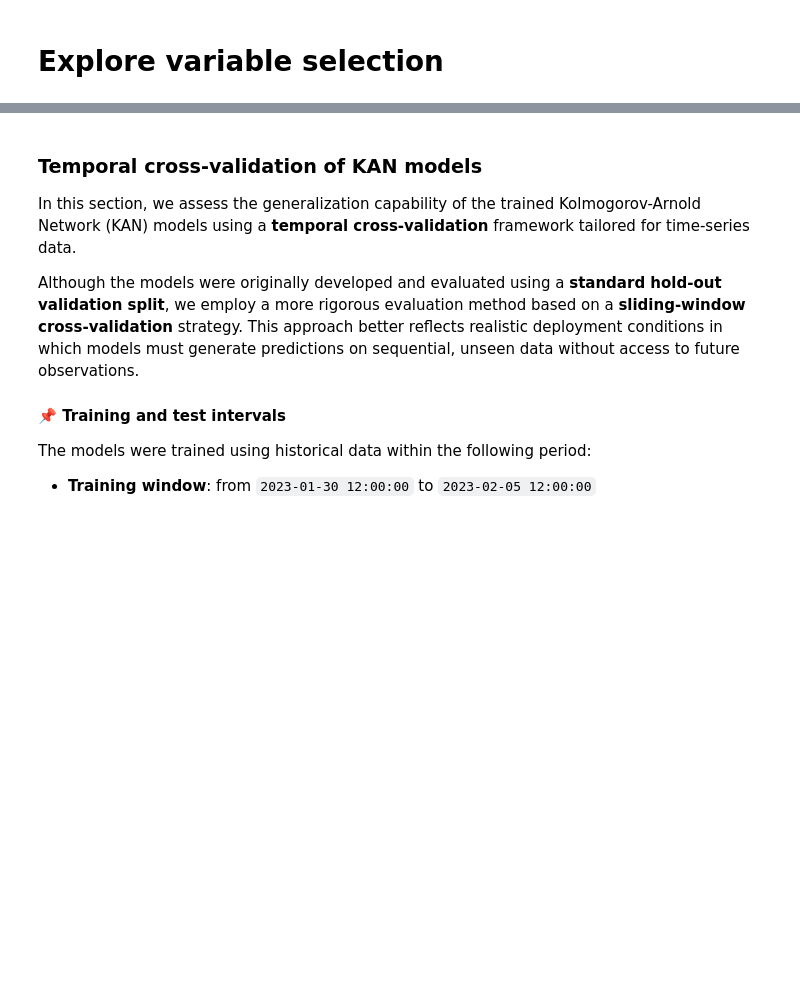
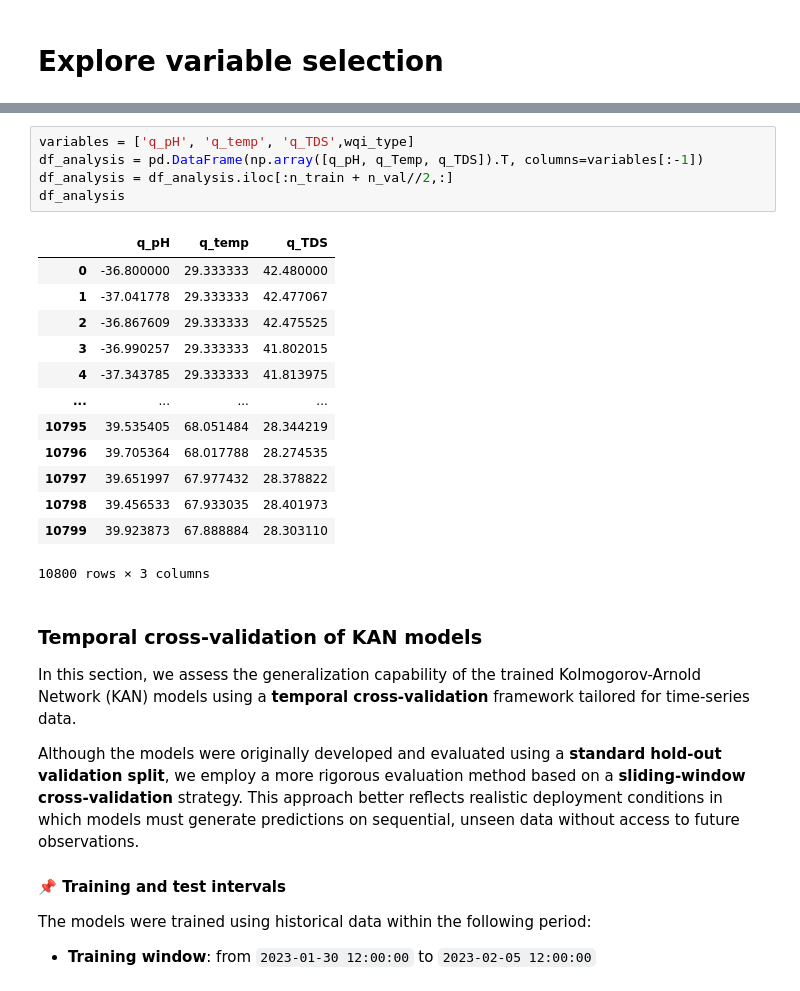
Before and after one commit to igendriz/KAN-WQI-Analysis, a Jupyter notebook: notebooks/case-study_02/Train_Evaluate_Models02.ipynb, the cells around one changed output, grey strips where cells are left out. Cells and saved outputs as stored; diff of their text form; blank space fills up the shorter version.

```diff
--- a/notebooks/case-study_02/Train_Evaluate_Models02.ipynb
+++ b/notebooks/case-study_02/Train_Evaluate_Models02.ipynb
@@ -719,3 +716,22 @@ plt.show()
+# %%
+variables = ['q_pH', 'q_temp', 'q_TDS',wqi_type]
+df_analysis = pd.DataFrame(np.array([q_pH, q_Temp, q_TDS]).T, columns=variables[:-1])
+df_analysis = df_analysis.iloc[:n_train + n_val//2,:]
+df_analysis
+# %% [output]
+|  | q_pH | q_temp | q_TDS |
+| 0 | -36.800000 | 29.333333 | 42.480000 |
+| 1 | -37.041778 | 29.333333 | 42.477067 |
+| 2 | -36.867609 | 29.333333 | 42.475525 |
+| 3 | -36.990257 | 29.333333 | 41.802015 |
+| 4 | -37.343785 | 29.333333 | 41.813975 |
+| ... | ... | ... | ... |
+| 10795 | 39.535405 | 68.051484 | 28.344219 |
+| 10796 | 39.705364 | 68.017788 | 28.274535 |
+| 10797 | 39.651997 | 67.977432 | 28.378822 |
+| 10798 | 39.456533 | 67.933035 | 28.401973 |
+| 10799 | 39.923873 | 67.888884 | 28.303110 |
+10800 rows × 3 columns
 # %% [markdown]
 ### Temporal cross-validation of KAN models
 
```
Also changed, not shown: parts of 12 cells of this notebook, 15 other files.
